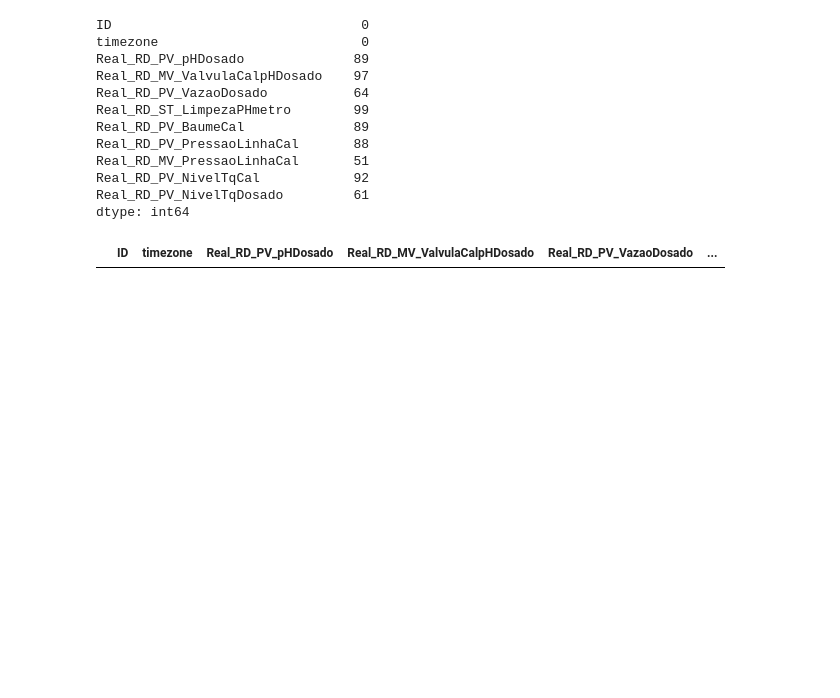
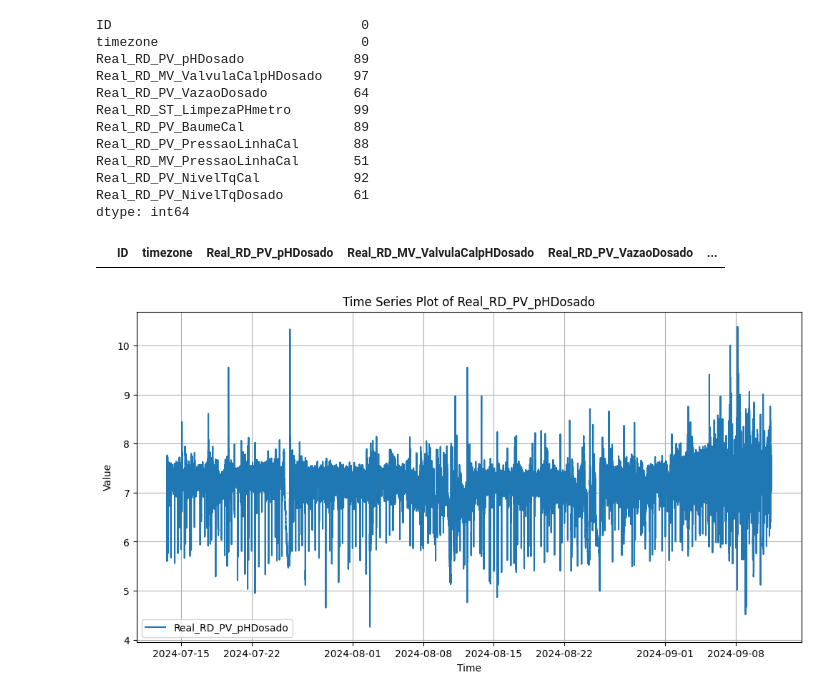
Before and after one commit to JoaoSGSiqueira/projeto_previsao_ph, a Jupyter notebook: modelo_testes.ipynb, the cells around one changed output. Drawn from its saved outputs; the diff is of its cells as text; code cells hidden in the pictures; blank space fills up the shorter version.

```diff
--- a/modelo_testes.ipynb
+++ b/modelo_testes.ipynb
@@ -31,4 +31,5 @@ plt.show()
 [figure]
 # %%
 df = df.drop(['Real_RD_MV_ValvulaCalpHDosado-2'], axis=1)
-df
+# to datetime
+df['timezone'] = pd.to_datetime(df['timezone'])
@@ -72,3 +59,18 @@ Real_RD_PV_NivelTqCal            92
 Real_RD_PV_NivelTqDosado         61
 dtype: int64
 |  | ID | timezone | Real_RD_PV_pHDosado | Real_RD_MV_ValvulaCalpHDosado | Real_RD_PV_VazaoDosado | ... |
+# %%
+import matplotlib.pyplot as plt
+import pandas as pd
+
+# Plotting the target column
+plt.figure(figsize=(12, 6))
+plt.plot(df["timezone"], df["Real_RD_PV_pHDosado"], label="Real_RD_PV_pHDosado")
+plt.title("Time Series Plot of Real_RD_PV_pHDosado")
+plt.xlabel("Time")
+plt.ylabel("Value")
+plt.grid(True)
+plt.legend()
+plt.show()
+# %% [output]
+[figure, added]
```
Also changed, not shown: parts of 9 cells of this notebook, 6 other files.
